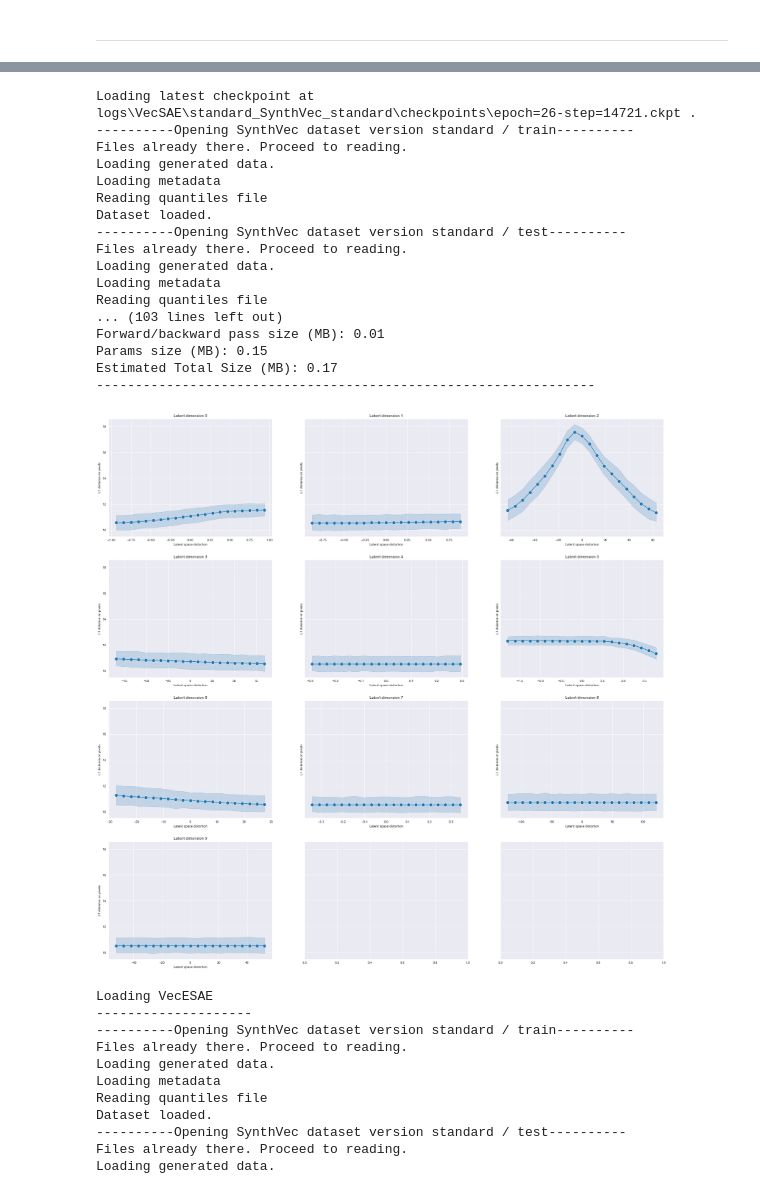
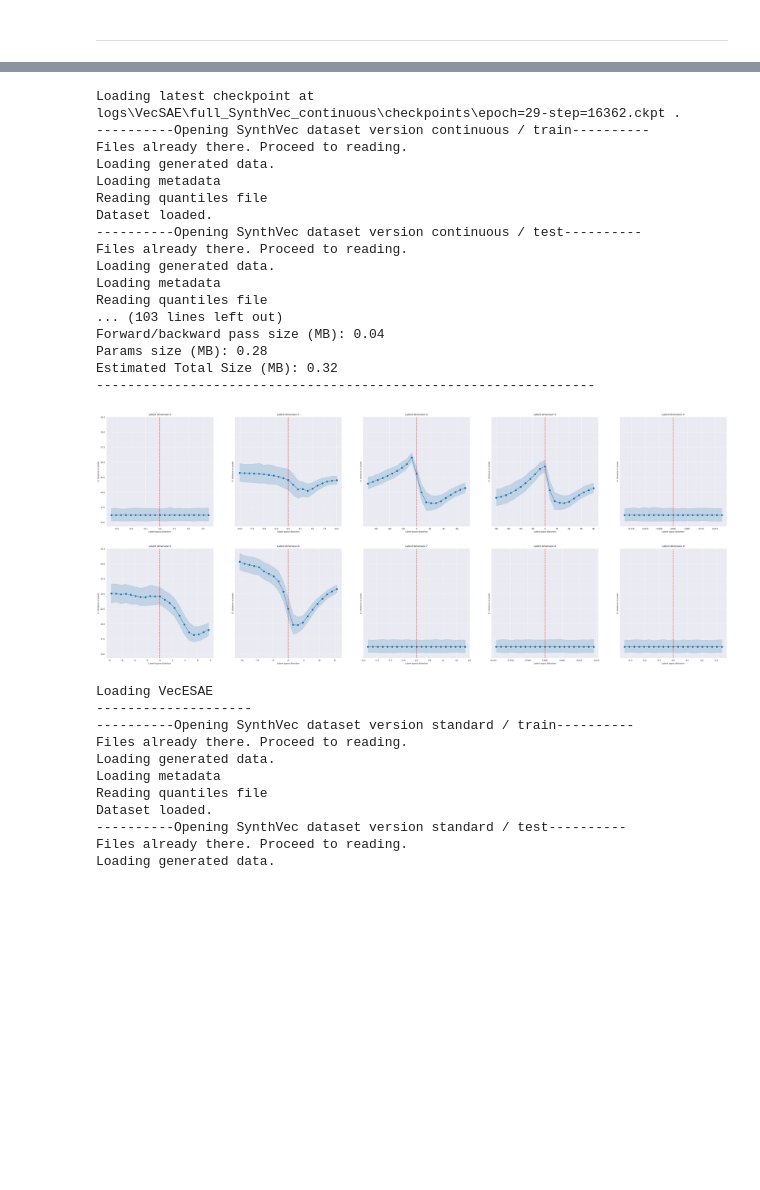
Before and after one commit to GiuliaLanzillotta/CausalAE, a Jupyter notebook: visualisations/test_features.ipynb, the cells around one changed output, grey strips where cells are left out. Saved outputs shown, nothing was run; the diff lists cells and outputs as text; code cells hidden in the pictures; blank space fills up the shorter version.

```diff
--- a/visualisations/test_features.ipynb
+++ b/visualisations/test_features.ipynb
@@ -490,3 +482,3 @@ fig.savefig(fname)
 # %%
-vecSAE_handler = VectorModelHandler(model_name="VecSAE", model_version="standard", data="SynthVec", data_version="standard", verbose=False)
+vecSAE_handler = VectorModelHandler(model_name="VecSAE", model_version="full", data="SynthVec", data_version="continuous", verbose=False)
 # %% [output]
@@ -508,30 +501,30 @@ VecSAE model loaded.
 # %%
 vecSAE_handler.load_checkpoint()
 # %% [output]
-Loading latest checkpoint at logs\VecSAE\standard_SynthVec_standard\checkpoints\epoch=26-step=14721.ckpt .
-----------Opening SynthVec dataset version standard / train----------
+Loading latest checkpoint at logs\VecSAE\full_SynthVec_continuous\checkpoints\epoch=29-step=16362.ckpt .
+----------Opening SynthVec dataset version continuous / train----------
 Files already there. Proceed to reading.
 Loading generated data.
 Loading metadata
 Reading quantiles file
 Dataset loaded.
-----------Opening SynthVec dataset version standard / test----------
+----------Opening SynthVec dataset version continuous / test----------
 Files already there. Proceed to reading.
 Loading generated data.
 Loading metadata
 Reading quantiles file
 ... (103 lines left out)
-Forward/backward pass size (MB): 0.01
-Params size (MB): 0.15
-Estimated Total Size (MB): 0.17
+Forward/backward pass size (MB): 0.04
+Params size (MB): 0.28
+Estimated Total Size (MB): 0.32
 ----------------------------------------------------------------
 # %%
-res = vecSAE_handler.plot_model(figsize=(30,30), nrows=4)
+res = vecSAE_handler.plot_model(figsize=(50,20), nrows=2)
 fig = res['distortion']
-fname = fig_path / "distortionVecSAE.png"
+fname = fig_path / "distortionVecSAEfull.png"
 fig.savefig(fname)
 # %% [output]
-[figure, old version]
+[figure, new version]
 # %%
 vecESAE_handler = VectorModelHandler(model_name="VecESAE", model_version="standard", data="SynthVec", data_version="standard", verbose=False)
 # %% [output]
```
Also changed, not shown: parts of 11 cells of this notebook, 11 other files.
